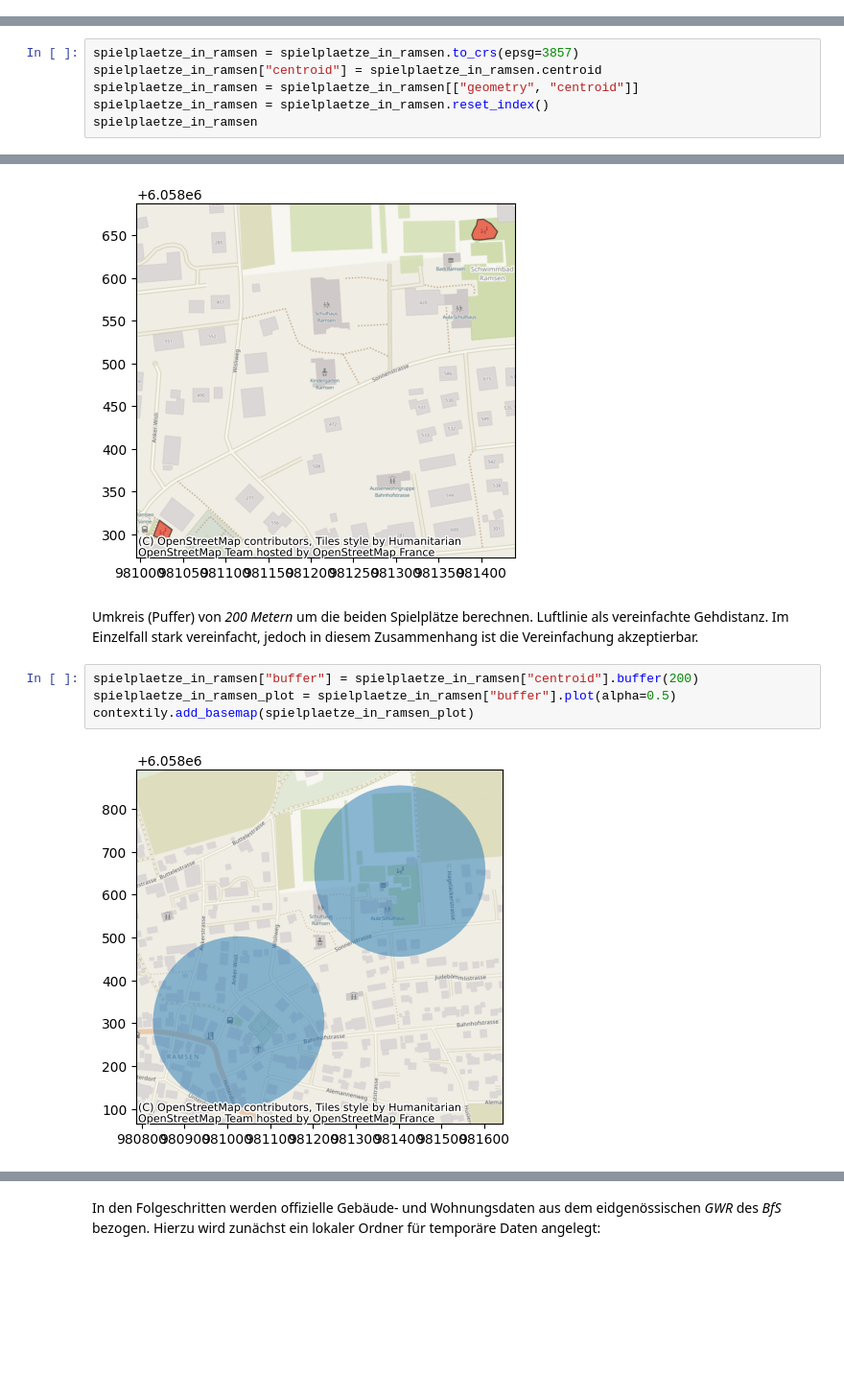
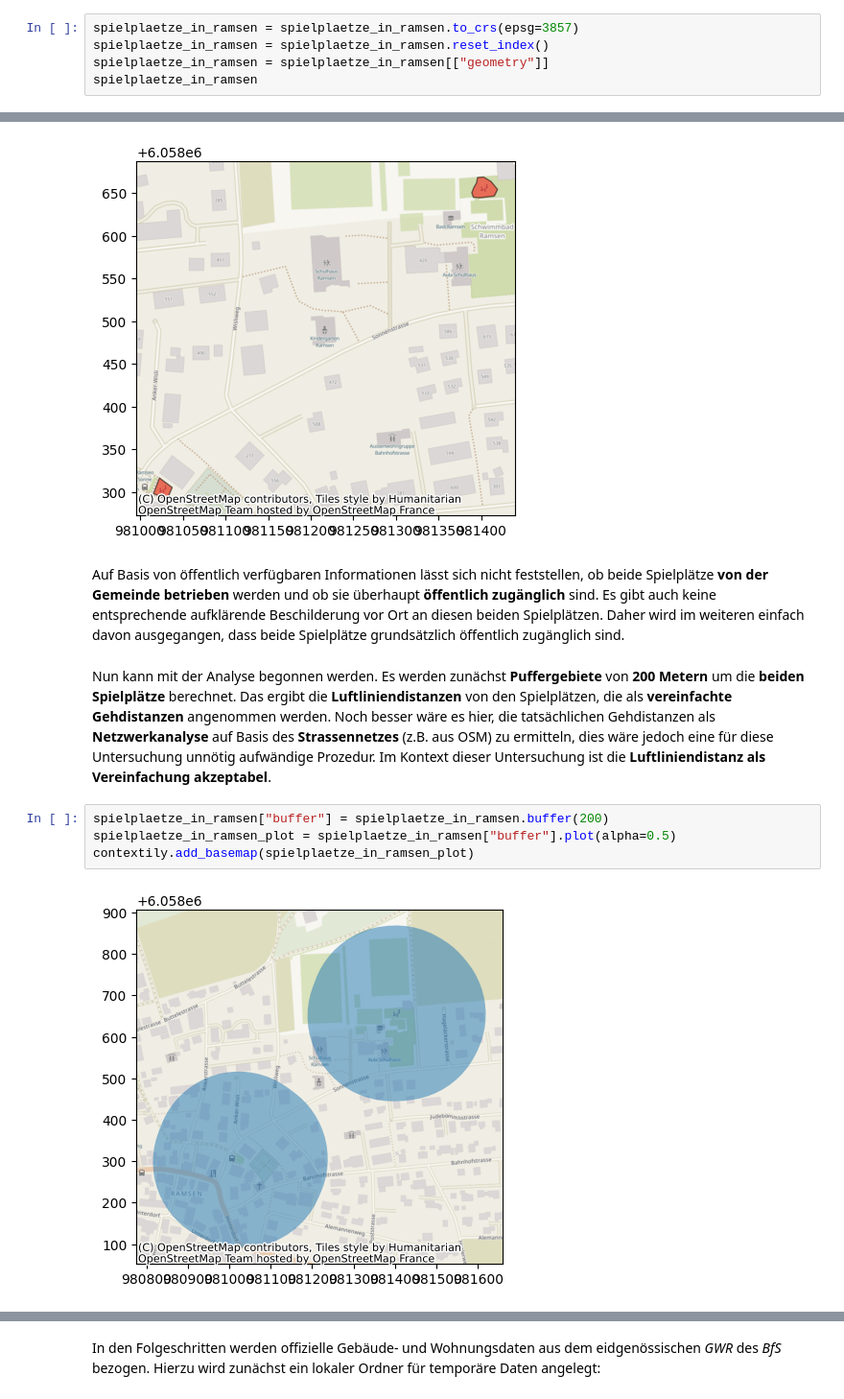
Before and after one commit to edgarbutwilowski/distanzen_spielplaetze_ramsen_py, a Jupyter notebook: distanzen_spielplaetze_ramsen.ipynb, the cells around one changed output, grey strips where cells are left out. Shown at 96% size. Cells and saved outputs as stored; diff of their text form; blank space fills up the shorter version.

```diff
--- a/distanzen_spielplaetze_ramsen.ipynb
+++ b/distanzen_spielplaetze_ramsen.ipynb
@@ -51,0 +58,5 @@ spielplaetze_in_ramsen
+# %%
+spielplaetze_in_ramsen = spielplaetze_in_ramsen.to_crs(epsg=3857)
+spielplaetze_in_ramsen = spielplaetze_in_ramsen.reset_index()
+spielplaetze_in_ramsen = spielplaetze_in_ramsen[["geometry"]]
+spielplaetze_in_ramsen
@@ -56,6 +68,0 @@ KBS in projeziertes KBS ändern, damit geometrische Operationen möglich werden,
-# %%
-spielplaetze_in_ramsen = spielplaetze_in_ramsen.to_crs(epsg=3857)
-spielplaetze_in_ramsen["centroid"] = spielplaetze_in_ramsen.centroid
-spielplaetze_in_ramsen = spielplaetze_in_ramsen[["geometry", "centroid"]]
-spielplaetze_in_ramsen = spielplaetze_in_ramsen.reset_index()
-spielplaetze_in_ramsen
@@ -70,11 +71,13 @@ spielplaetze_in_ramsen_plot = spielplaetze_in_ramsen.plot(alpha=0.5, edgecolor='
 contextily.add_basemap(spielplaetze_in_ramsen_plot)
 # %% [output]
 [figure]
-# %% [markdown]
-Umkreis (Puffer) von _200 Metern_ um die beiden Spielplätze berechnen. Luftlinie als vereinfachte Gehdistanz. Im Einzelfall stark vereinfacht, jedoch in diesem Zusammenhang ist die Vereinfachung akzeptierbar.
+# %% [markdown]
+Auf Basis von öffentlich verfügbaren Informationen lässt sich nicht feststellen, ob beide Spielplätze **von der Gemeinde betrieben** werden und ob sie überhaupt **öffentlich zugänglich** sind. Es gibt auch keine entsprechende aufklärende Beschilderung vor Ort an diesen beiden Spielplätzen. Daher wird im weiteren einfach davon ausgegangen, dass beide Spielplätze grundsätzlich öffentlich zugänglich sind.
+# %% [markdown]
+Nun kann mit der Analyse begonnen werden. Es werden zunächst **Puffergebiete** von **200 Metern** um die **beiden Spielplätze** berechnet. Das ergibt die **Luftliniendistanzen** von den Spielplätzen, die als **vereinfachte Gehdistanzen** angenommen werden. Noch besser wäre es hier, die tatsächlichen Gehdistanzen als **Netzwerkanalyse** auf Basis des **Strassennetzes** (z.B. aus OSM) zu ermitteln, dies wäre jedoch eine für diese Untersuchung unnötig aufwändige Prozedur. Im Kontext dieser Untersuchung ist die **Luftliniendistanz als Vereinfachung akzeptabel**.
 # %%
-spielplaetze_in_ramsen["buffer"] = spielplaetze_in_ramsen["centroid"].buffer(200)
+spielplaetze_in_ramsen["buffer"] = spielplaetze_in_ramsen.buffer(200)
 spielplaetze_in_ramsen_plot = spielplaetze_in_ramsen["buffer"].plot(alpha=0.5)
 contextily.add_basemap(spielplaetze_in_ramsen_plot)
 # %% [output]
-[figure, old version]
+[figure, new version]
```
Also changed, not shown: parts of 104 cells of this notebook, 2 other files.
